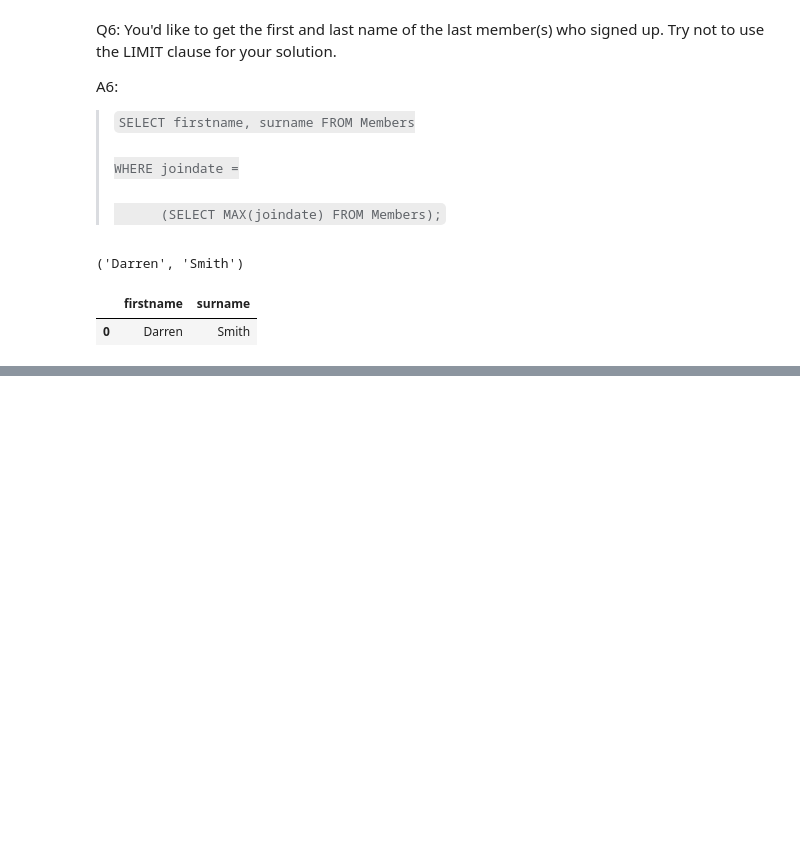
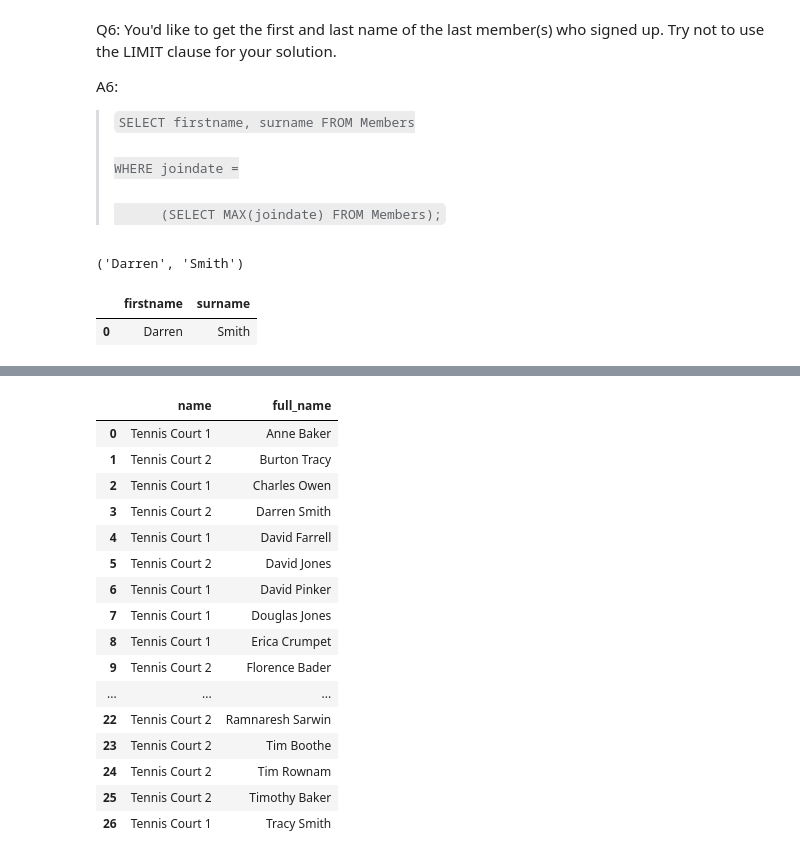
Before and after one commit to MarcJKolb/SQL_Tier_2, a Jupyter notebook: SQLTasks.ipynb, the cells around one changed output, grey strips where cells are left out. Drawn from its saved outputs; the diff is of its cells as text; code cells hidden in the pictures; blank space fills up the shorter version.

```diff
--- a/SQLTasks.ipynb
+++ b/SQLTasks.ipynb
@@ -202,0 +229,22 @@ OperationalError: near "DISTINCT": syntax error
+# %%
+# Using sqlite3 and pandas.
+query7df = pd.read_sql_query('SELECT Facilities.name, Members.firstname || " " || Members.surname AS full_name FROM Bookings INNER JOIN Members ON Members.memid = Bookings.memid INNER JOIN Facilities ON Facilities.facid = Bookings.facid WHERE Bookings.facid IN (0, 1) GROUP BY full_name ORDER BY full_name;', con)
+query7df
+# %% [output]
+|  | name | full_name |
+| 0 | Tennis Court 1 | Anne Baker |
+| 1 | Tennis Court 2 | Burton Tracy |
+| 2 | Tennis Court 1 | Charles Owen |
+| 3 | Tennis Court 2 | Darren Smith |
+| 4 | Tennis Court 1 | David Farrell |
+| 5 | Tennis Court 2 | David Jones |
+| 6 | Tennis Court 1 | David Pinker |
+| 7 | Tennis Court 1 | Douglas Jones |
+| 8 | Tennis Court 1 | Erica Crumpet |
+| 9 | Tennis Court 2 | Florence Bader |
+| ... | ... | ... |
+| 22 | Tennis Court 2 | Ramnaresh Sarwin |
+| 23 | Tennis Court 2 | Tim Boothe |
+| 24 | Tennis Court 2 | Tim Rownam |
+| 25 | Tennis Court 2 | Timothy Baker |
+| 26 | Tennis Court 1 | Tracy Smith |
```
Also changed, not shown: parts of 20 cells of this notebook, 5 other files.
